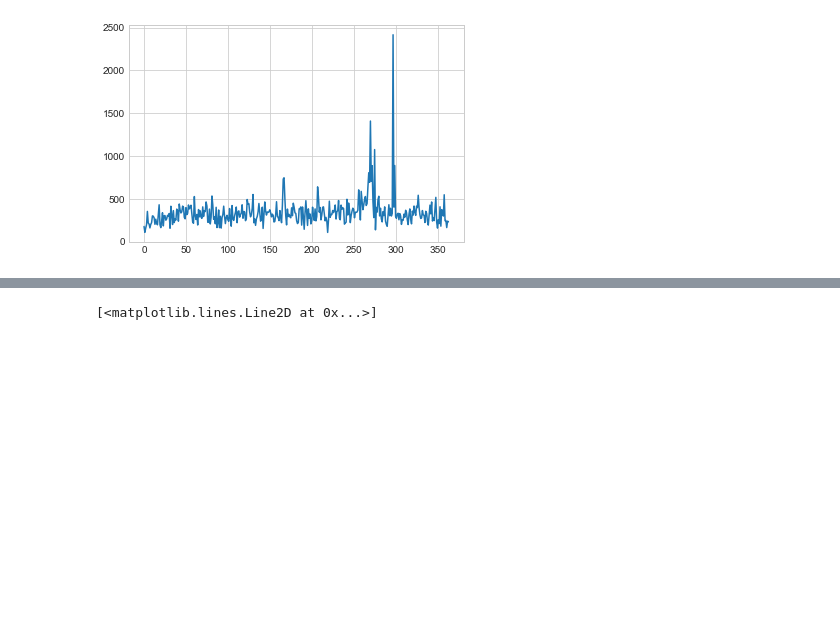
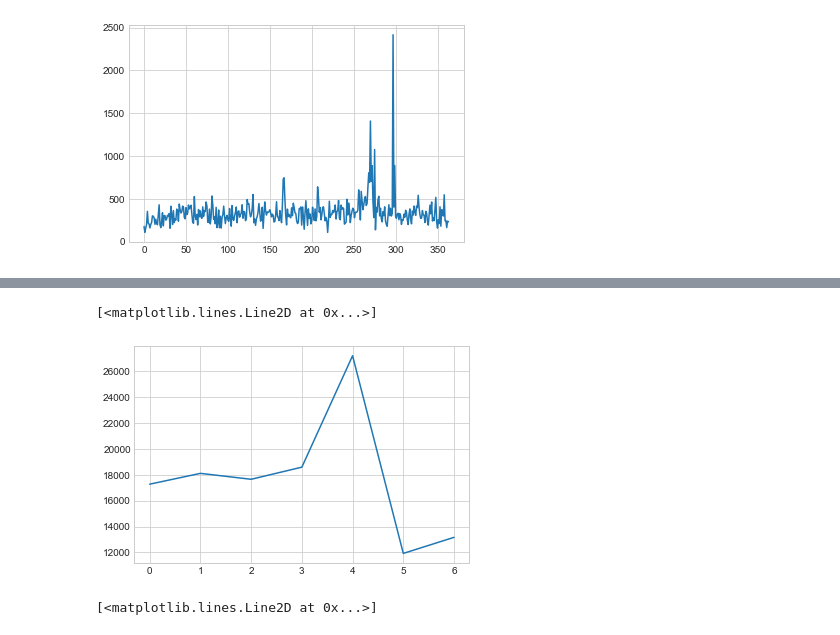
Before and after one commit to conorbarryhoke/Capstone, a Jupyter notebook: EDA_v1.ipynb, the cells around one changed output, grey strips where cells are left out. Saved outputs shown, nothing was run; the diff lists cells and outputs as text; code cells hidden in the pictures; blank space fills up the shorter version.

```diff
--- a/EDA_v1.ipynb
+++ b/EDA_v1.ipynb
@@ -235,3 +243,8 @@ plt.plot([df_main[df_main['year_day']==i]['view_log'].sum() for i in range(1,365
+# %%
+plt.plot([df_main[df_main['week_day']==i]['view_log'].sum() for i in range(0,7)])
+# %% [output]
+[<matplotlib.lines.Line2D at 0x...>]
+[figure, added]
 # %%
 plt.plot([df_main[df_main['year']==i]['view_log'].sum() for i in range(1,18)])
 # %% [output]
```
Also changed, not shown: parts of 65 cells of this notebook, 2 other files.
